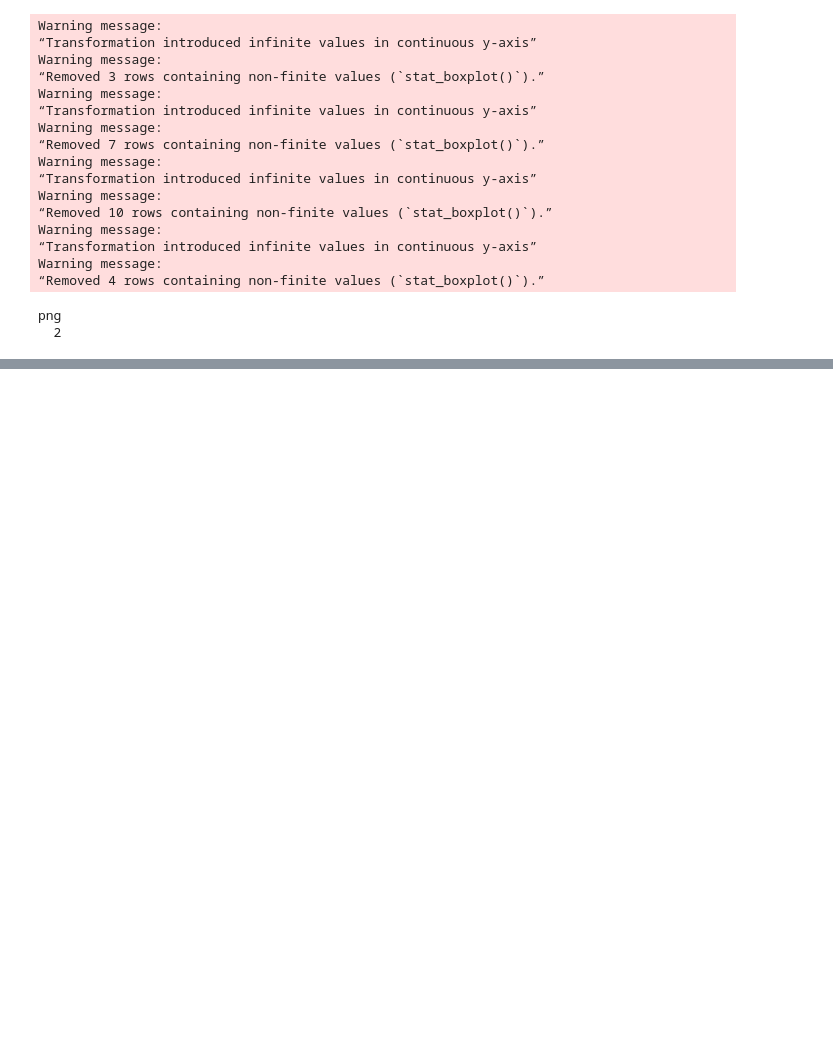
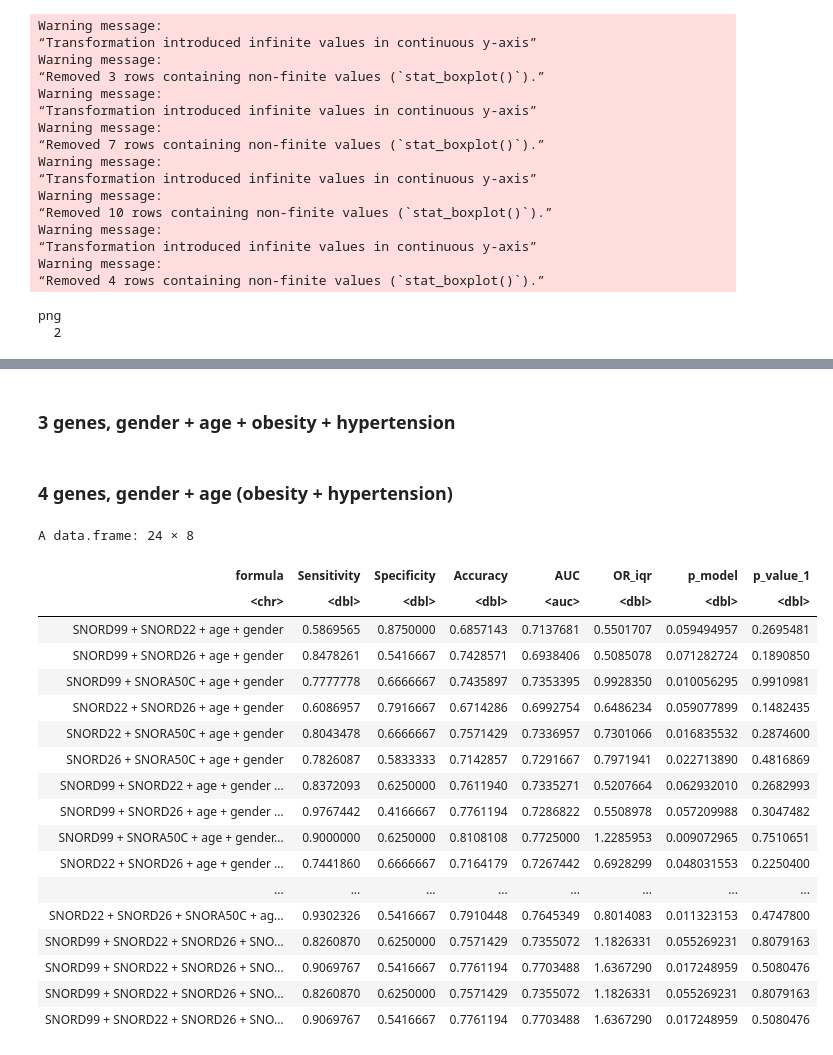
Before and after one commit to konradgrutz/ccRCC_biomarker_analysis, a Jupyter notebook: scripts/evaluate-PCR-predictions.r.ipynb, the cells around one changed output, grey strips where cells are left out. Cells and saved outputs as stored; diff of their text form; code cells hidden in the pictures; blank space fills up the shorter version.

```diff
--- a/scripts/evaluate-PCR-predictions.r.ipynb
+++ b/scripts/evaluate-PCR-predictions.r.ipynb
@@ -370,0 +367,13 @@ write.table(x = results, file = paste0(outDir,tableS5outfile), quote = F,sep = "
+# %%
+allRes = rbind(allRes,glmAccPval(dat = pcr,variables = allGeneVars[c("SNORD99","SNORD22")],
+                  confounders = c("age","gender","obesity","hypertension")))
+allRes = rbind(allRes,glmAccPval(dat = pcr,variables = allGeneVars[c("SNORD99","SNORD26")],
+                  confounders = c("age","gender","obesity","hypertension")))
+allRes = rbind(allRes,glmAccPval(dat = pcr,variables = allGeneVars[c("SNORD99","SNORA50C")],
+                  confounders = c("age","gender","obesity","hypertension")))
+allRes = rbind(allRes,glmAccPval(dat = pcr,variables = allGeneVars[c("SNORD22","SNORD26")],
+                  confounders = c("age","gender","obesity","hypertension")))
+allRes = rbind(allRes,glmAccPval(dat = pcr,variables = allGeneVars[c("SNORD22","SNORA50C")],
+                  confounders = c("age","gender","obesity","hypertension")))
+allRes = rbind(allRes,glmAccPval(dat = pcr,variables = allGeneVars[c("SNORD26","SNORA50C")],
+                  confounders = c("age","gender","obesity","hypertension")))
@@ -370,0 +382,49 @@ write.table(x = results, file = paste0(outDir,tableS5outfile), quote = F,sep = "
+# %%
+allRes = rbind(allRes,glmAccPval(dat = pcr,variables = allGeneVars[c("SNORD99", "SNORD22", "SNORD26")],
+                  confounders = c("age","gender")))
+allRes = rbind(allRes,glmAccPval(dat = pcr,variables = allGeneVars[c("SNORD99", "SNORD22", "SNORA50C")],
+                  confounders = c("age","gender")))
+allRes = rbind(allRes,glmAccPval(dat = pcr,variables = allGeneVars[c("SNORD99", "SNORD26", "SNORA50C")],
+                  confounders = c("age","gender")))
+allRes = rbind(allRes,glmAccPval(dat = pcr,variables = allGeneVars[c("SNORD22", "SNORD26", "SNORA50C")],
+                  confounders = c("age","gender")))
+# %% [markdown]
+### 3 genes, gender + age + obesity + hypertension
+# %%
+allRes = rbind(allRes,glmAccPval(dat = pcr,variables = allGeneVars[c("SNORD99", "SNORD22", "SNORD26")],
+                  confounders = c("age","gender","obesity","hypertension")))
+allRes = rbind(allRes,glmAccPval(dat = pcr,variables = allGeneVars[c("SNORD99", "SNORD22", "SNORA50C")],
+                  confounders = c("age","gender","obesity","hypertension")))
+allRes = rbind(allRes,glmAccPval(dat = pcr,variables = allGeneVars[c("SNORD99", "SNORD26", "SNORA50C")],
+                  confounders = c("age","gender","obesity","hypertension")))
+allRes = rbind(allRes,glmAccPval(dat = pcr,variables = allGeneVars[c("SNORD22", "SNORD26", "SNORA50C")],
+                  confounders = c("age","gender","obesity","hypertension")))
+# %% [markdown]
+### 4 genes, gender + age (obesity + hypertension)
+# %%
+allRes = rbind(allRes,glmAccPval(dat = pcr,variables = allGeneVars[c("SNORD99", "SNORD22", "SNORD26", "SNORA50C")],
+                  confounders = c("age","gender")))
+allRes = rbind(allRes,glmAccPval(dat = pcr,variables = allGeneVars[c("SNORD99", "SNORD22", "SNORD26", "SNORA50C")],
+                  confounders = c("age","gender","obesity","hypertension")))
+# %%
+allRes
+# %% [output]
+A data.frame: 24 × 8
+| formula | Sensitivity | Specificity | Accuracy | AUC | OR_iqr | p_model | p_value_1 |
+| <chr> | <dbl> | <dbl> | <dbl> | <auc> | <dbl> | <dbl> | <dbl> |
+| SNORD99 + SNORD22 + age + gender | 0.5869565 | 0.8750000 | 0.6857143 | 0.7137681 | 0.5501707 | 0.059494957 | 0.2695481 |
+| SNORD99 + SNORD26 + age + gender | 0.8478261 | 0.5416667 | 0.7428571 | 0.6938406 | 0.5085078 | 0.071282724 | 0.1890850 |
+| SNORD99 + SNORA50C + age + gender | 0.7777778 | 0.6666667 | 0.7435897 | 0.7353395 | 0.9928350 | 0.010056295 | 0.9910981 |
+| SNORD22 + SNORD26 + age + gender | 0.6086957 | 0.7916667 | 0.6714286 | 0.6992754 | 0.6486234 | 0.059077899 | 0.1482435 |
+| SNORD22 + SNORA50C + age + gender | 0.8043478 | 0.6666667 | 0.7571429 | 0.7336957 | 0.7301066 | 0.016835532 | 0.2874600 |
+| SNORD26 + SNORA50C + age + gender | 0.7826087 | 0.5833333 | 0.7142857 | 0.7291667 | 0.7971941 | 0.022713890 | 0.4816869 |
+| SNORD99 + SNORD22 + age + gender ... | 0.8372093 | 0.6250000 | 0.7611940 | 0.7335271 | 0.5207664 | 0.062932010 | 0.2682993 |
+| SNORD99 + SNORD26 + age + gender ... | 0.9767442 | 0.4166667 | 0.7761194 | 0.7286822 | 0.5508978 | 0.057209988 | 0.3047482 |
+| SNORD99 + SNORA50C + age + gender... | 0.9000000 | 0.6250000 | 0.8108108 | 0.7725000 | 1.2285953 | 0.009072965 | 0.7510651 |
+| SNORD22 + SNORD26 + age + gender ... | 0.7441860 | 0.6666667 | 0.7164179 | 0.7267442 | 0.6928299 | 0.048031553 | 0.2250400 |
+| ... | ... | ... | ... | ... | ... | ... | ... |
+| SNORD22 + SNORD26 + SNORA50C + ag... | 0.9302326 | 0.5416667 | 0.7910448 | 0.7645349 | 0.8014083 | 0.011323153 | 0.4747800 |
+| SNORD99 + SNORD22 + SNORD26 + SNO... | 0.8260870 | 0.6250000 | 0.7571429 | 0.7355072 | 1.1826331 | 0.055269231 | 0.8079163 |
+| SNORD99 + SNORD22 + SNORD26 + SNO... | 0.9069767 | 0.5416667 | 0.7761194 | 0.7703488 | 1.6367290 | 0.017248959 | 0.5080476 |
+| SNORD99 + SNORD22 + SNORD26 + SNO... | 0.8260870 | 0.6250000 | 0.7571429 | 0.7355072 | 1.1826331 | 0.055269231 | 0.8079163 |
+| SNORD99 + SNORD22 + SNORD26 + SNO... | 0.9069767 | 0.5416667 | 0.7761194 | 0.7703488 | 1.6367290 | 0.017248959 | 0.5080476 |
```
Also changed, not shown: parts of 38 cells of this notebook, 3 other files.
